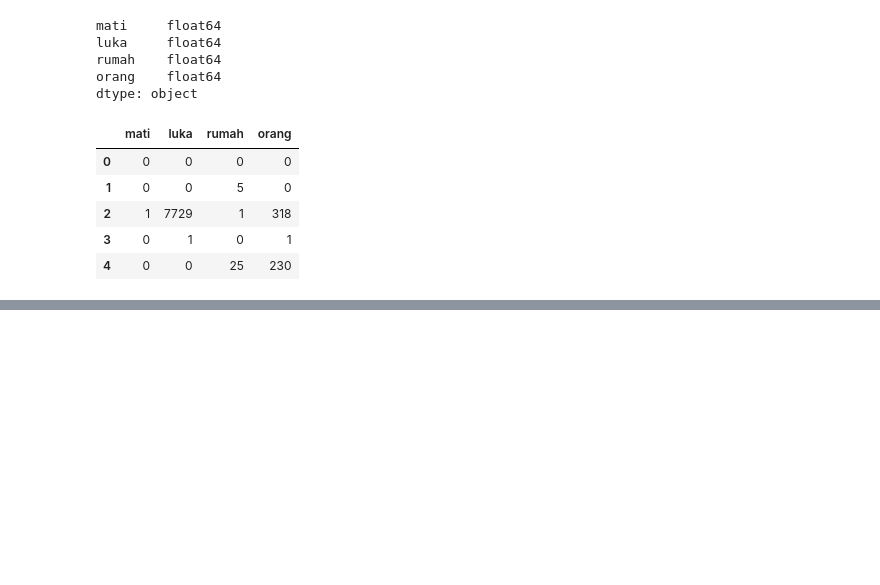
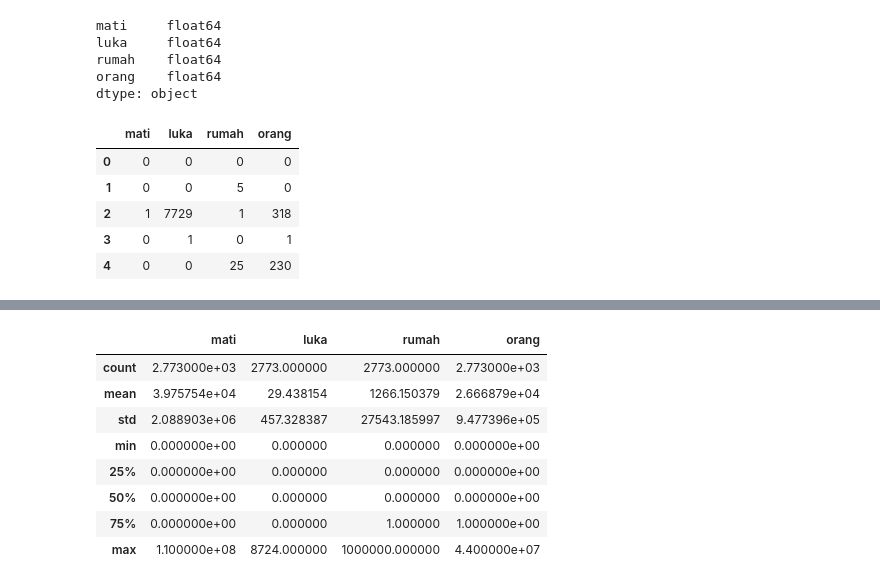
Before and after one commit to alwaysyu/PetaKabar, a Jupyter notebook: compare.ipynb, the cells around one changed output, grey strips where cells are left out. Saved outputs shown, nothing was run; the diff lists cells and outputs as text; code cells hidden in the pictures; blank space fills up the shorter version.

```diff
--- a/compare.ipynb
+++ b/compare.ipynb
@@ -92,0 +180,12 @@ dtype: int64
+# %%
+X.describe()
+# %% [output]
+|  | mati | luka | rumah | orang |
+| count | 2.773000e+03 | 2773.000000 | 2773.000000 | 2.773000e+03 |
+| mean | 3.975754e+04 | 29.438154 | 1266.150379 | 2.666879e+04 |
+| std | 2.088903e+06 | 457.328387 | 27543.185997 | 9.477396e+05 |
+| min | 0.000000e+00 | 0.000000 | 0.000000 | 0.000000e+00 |
+| 25% | 0.000000e+00 | 0.000000 | 0.000000 | 0.000000e+00 |
+| 50% | 0.000000e+00 | 0.000000 | 0.000000 | 0.000000e+00 |
+| 75% | 0.000000e+00 | 0.000000 | 1.000000 | 1.000000e+00 |
+| max | 1.100000e+08 | 8724.000000 | 1000000.000000 | 4.400000e+07 |
```
Also changed, not shown: parts of 27 cells of this notebook.
